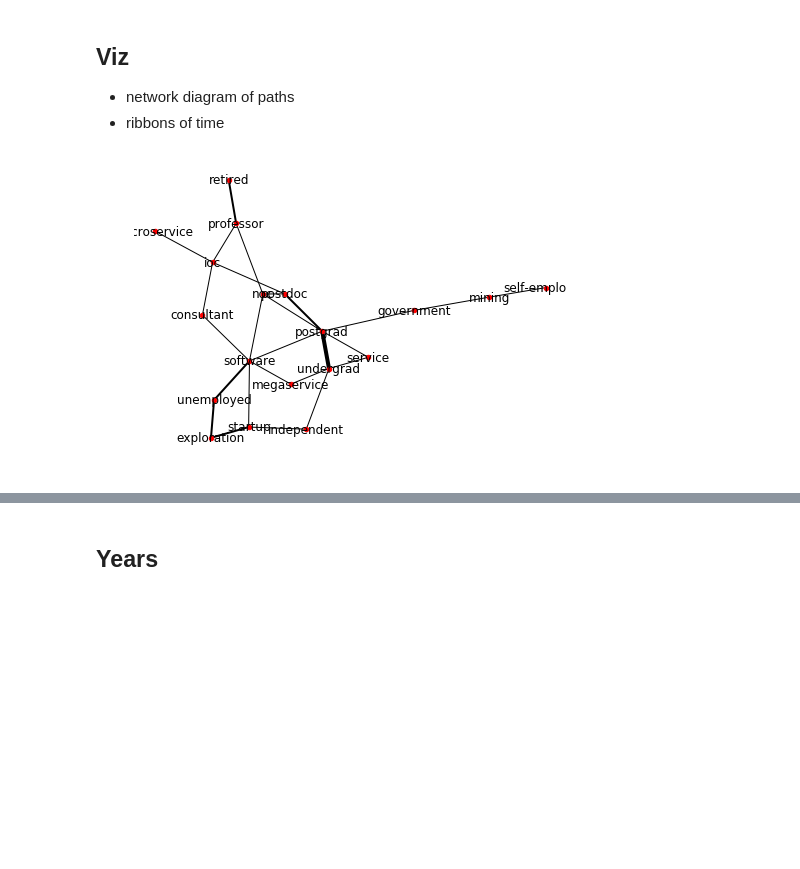
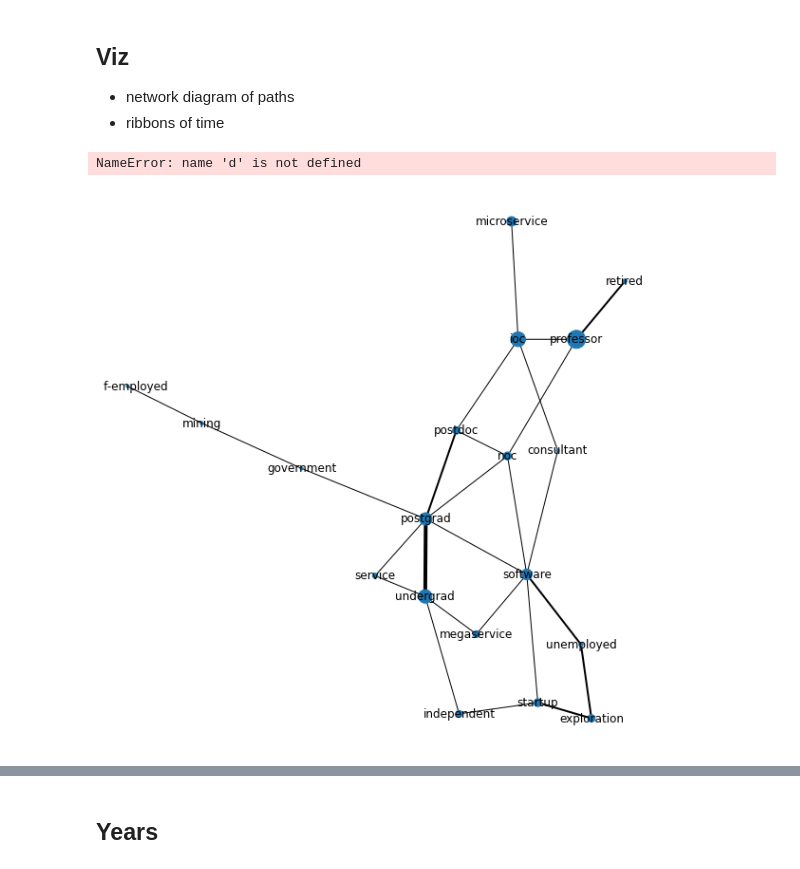
Before and after one commit to softwareunderground/careermap, a Jupyter notebook: notebooks/Career_path.ipynb, the cells around one changed output, grey strips where cells are left out. Drawn from its saved outputs; the diff is of its cells as text; code cells hidden in the pictures; blank space fills up the shorter version.

```diff
--- a/notebooks/Career_path.ipynb
+++ b/notebooks/Career_path.ipynb
@@ -118,11 +152,12 @@ import networkx as nx
 
 G = nx.Graph()
 
-G.add_nodes_from(VOCAB)
+# nx.set_node_attributes(G, d, name='count')
+
+with shelve.open('nodes') as db:
+    G.add_nodes_from([(k, {'count': v}) for k, v in dict(db).items()])
 
 with shelve.open('edges') as db:
     for e, w in db.items():
         u, v = e.split(',')
         G.add_edge(u, v, weight=w)
-
-G.remove_nodes_from(list(nx.isolates(G)))
@@ -131,20 +188,28 @@ G.remove_nodes_from(list(nx.isolates(G)))
 
 - network diagram of paths
 - ribbons of time
+# %%
+d
+# %% [output]
+NameError: name 'd' is not defined
 # %%
-%matplotlib inline
+import numpy as np
 
-edges = G.edges()
-weights = [G[u][v]['weight'] for u,v in edges]
+scale = 10
+
+weights = [G[u][v]['weight'] for u, v in G.edges()]
+counts = [scale * G.nodes[u]['count'] for u in G.nodes()]
 
 params = {
-    'node_size': 20,
+    'node_size': counts,
     'with_labels': True,
     'width': weights,
 }
 
 pos = nx.spring_layout(G)
 
+import matplotlib.pyplot as plt
+plt.figure(figsize=(8,8))
 nx.draw(G, pos, **params)
 # %% [output]
-[figure, old version]
+[figure, new version]
```
Also changed, not shown: parts of 27 cells of this notebook, 3 other files.
